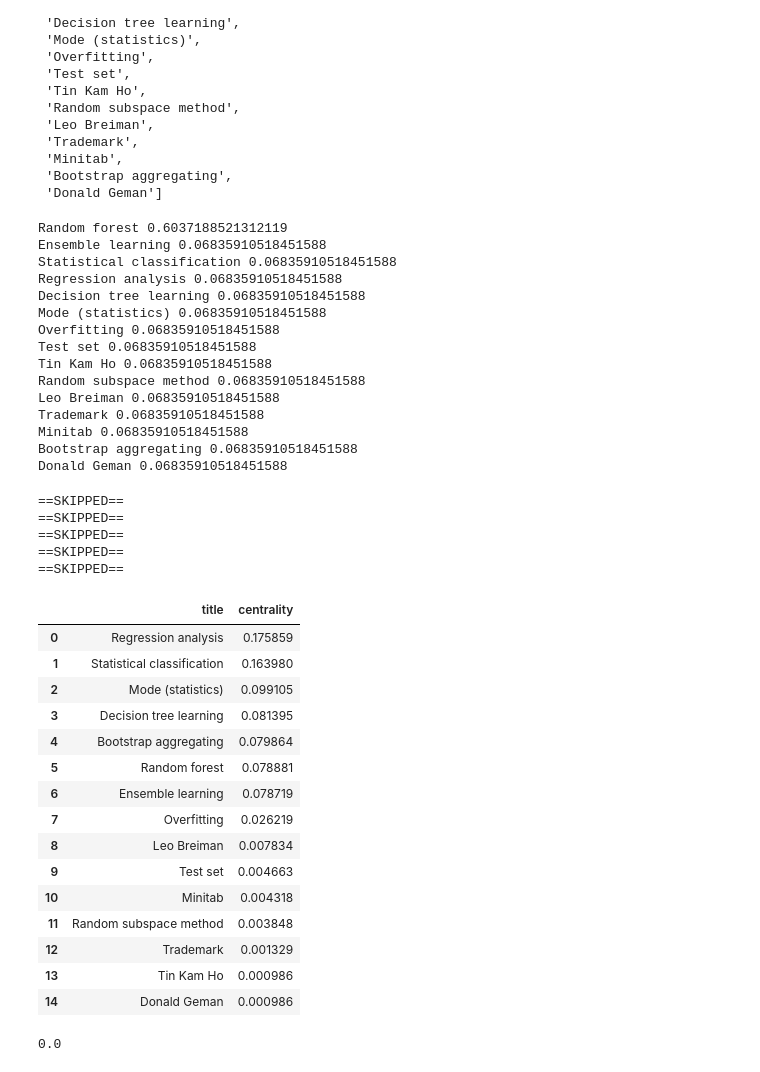
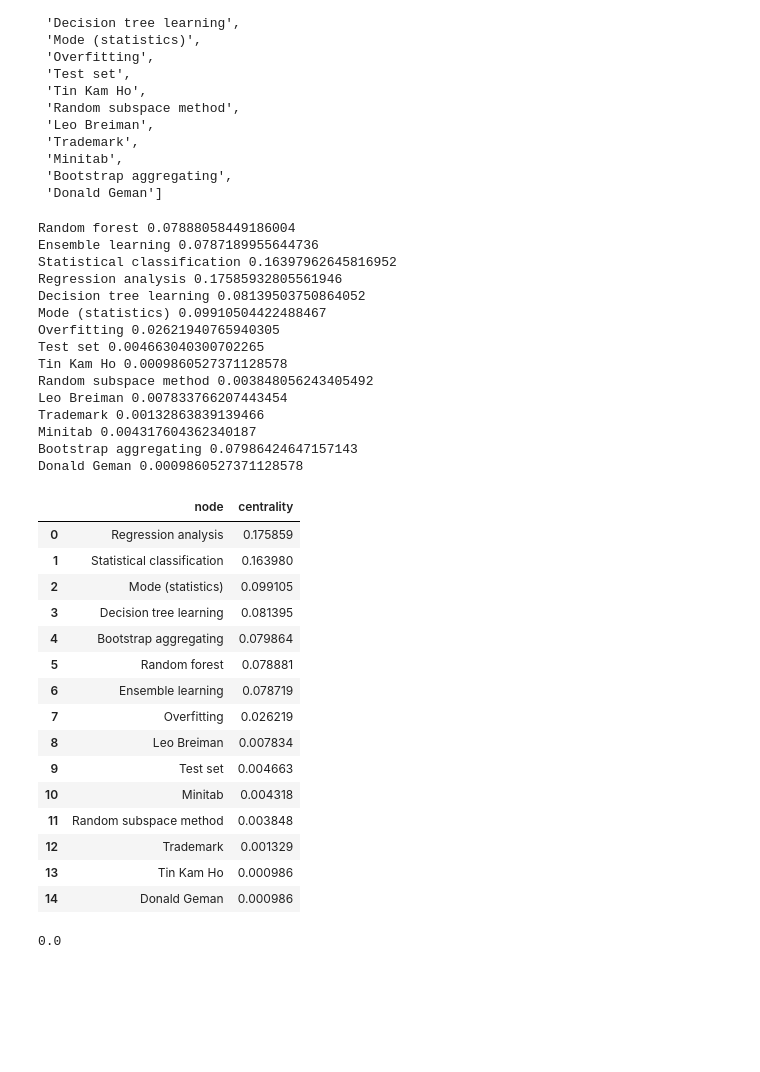
Before and after one commit to QED0711/wiki_learn, a Jupyter notebook: data-retrieval/graph_api/GraphCreator.ipynb, the cells around one changed output. Saved outputs shown, nothing was run; the diff lists cells and outputs as text; code cells hidden in the pictures; blank space fills up the shorter version.

Commit message:
added graph helper functions

```diff
--- a/data-retrieval/graph_api/GraphCreator.ipynb
+++ b/data-retrieval/graph_api/GraphCreator.ipynb
@@ -101,6 +105,6 @@ class GraphCreator:
 # %% [markdown]
 ## TESTS
 # %%
-gc = GraphCreator("Random forest")
-wis = WikiIntroScrapper("https://en.wikipedia.org/wiki/Random_forest")
+# gc = GraphCreator("Random forest")
+wis = WikiIntroScrapper("https://en.wikipedia.org/wiki/Random forest")
 wis.parse_intro_links();
@@ -127,42 +151,34 @@ print (wis.title, centrality[wis.title])
 for title in wis.intro_link_titles:
     print(title, centrality[title])
 # %% [output]
-Random forest 0.6037188521312119
-Ensemble learning 0.06835910518451588
-Statistical classification 0.06835910518451588
-Regression analysis 0.06835910518451588
-Decision tree learning 0.06835910518451588
-Mode (statistics) 0.06835910518451588
-Overfitting 0.06835910518451588
-Test set 0.06835910518451588
-Tin Kam Ho 0.06835910518451588
-Random subspace method 0.06835910518451588
-Leo Breiman 0.06835910518451588
-Trademark 0.06835910518451588
-Minitab 0.06835910518451588
-Bootstrap aggregating 0.06835910518451588
-Donald Geman 0.06835910518451588
+Random forest 0.07888058449186004
+Ensemble learning 0.0787189955644736
+Statistical classification 0.16397962645816952
+Regression analysis 0.17585932805561946
+Decision tree learning 0.08139503750864052
+Mode (statistics) 0.09910504422488467
+Overfitting 0.02621940765940305
+Test set 0.004663040300702265
+Tin Kam Ho 0.0009860527371128578
+Random subspace method 0.003848056243405492
+Leo Breiman 0.007833766207443454
+Trademark 0.00132863839139466
+Minitab 0.004317604362340187
+Bootstrap aggregating 0.07986424647157143
+Donald Geman 0.0009860527371128578
-# %%
-gc.expand_network(group_size=5, timeout=20)
-# %% [output]
-==SKIPPED==
-==SKIPPED==
-==SKIPPED==
-==SKIPPED==
-==SKIPPED==
 # %%
 centrality = gc.get_centrality()
 
 rankings = []
 
 rankings.append((wis.title, centrality[wis.title]))
 for title in wis.intro_link_titles:
     rankings.append((title, centrality[title]))
 
-ranking_df = pd.DataFrame(rankings, columns=["title", "centrality"])
+ranking_df = pd.DataFrame(rankings, columns=["node", "centrality"])
 ranking_df.sort_values("centrality", ascending=False).reset_index().drop('index', axis=1)
 # %% [output]
-|  | title | centrality |
+|  | node | centrality |
 | 0 | Regression analysis | 0.175859 |
 | 1 | Statistical classification | 0.163980 |
 | 2 | Mode (statistics) | 0.099105 |
```
Also changed, not shown: parts of 13 cells of this notebook, 1 other file.
